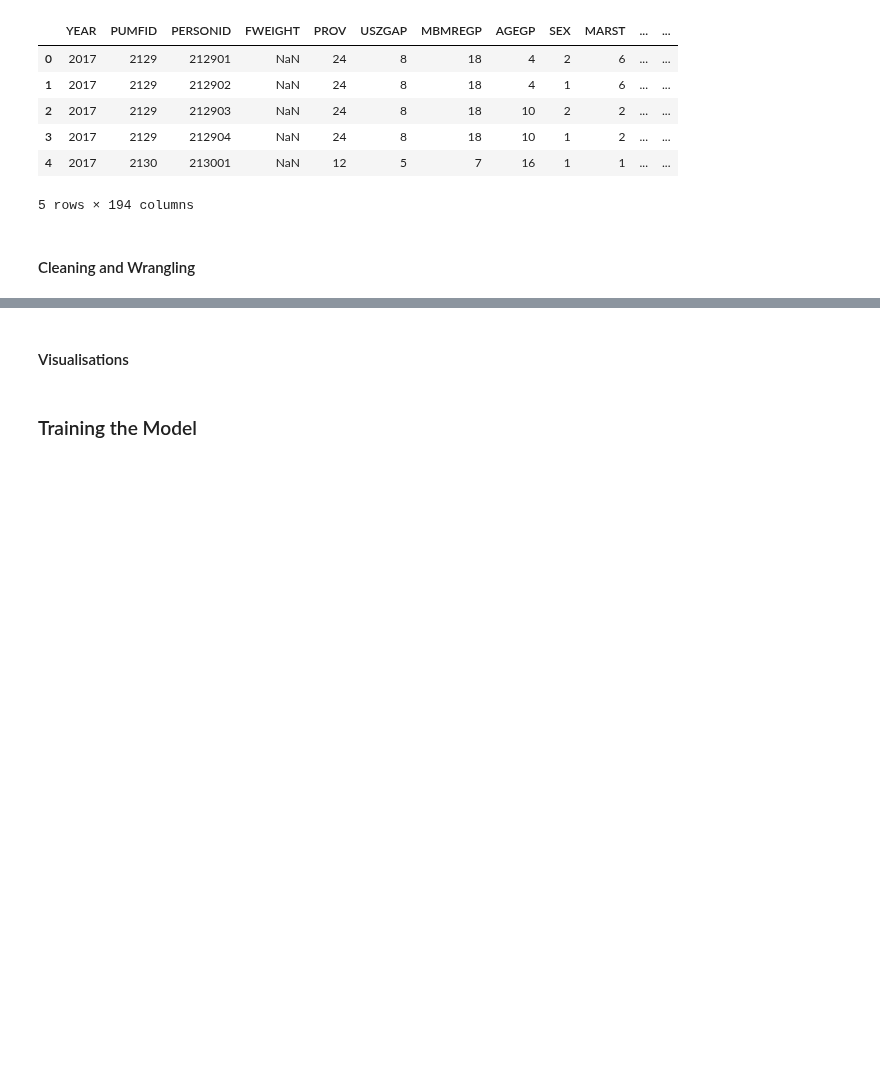
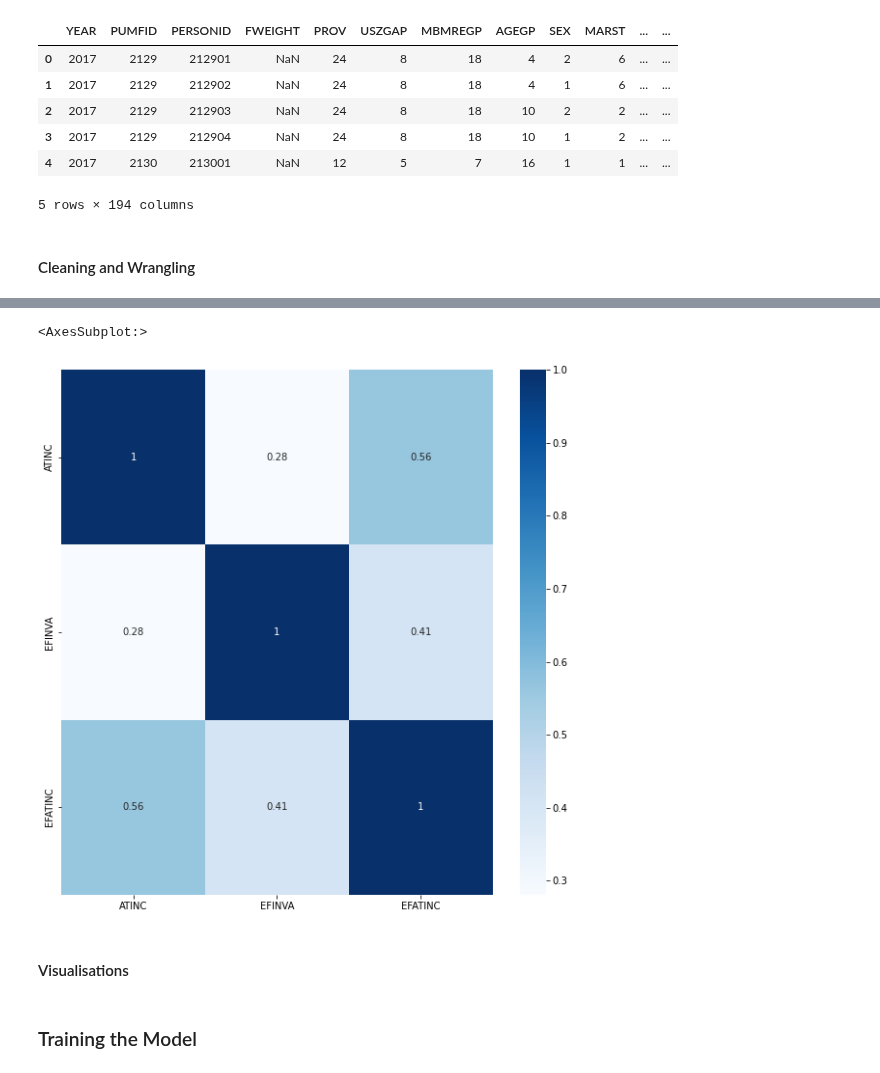
Before and after one commit to izk20/DSCI-310-Group-10, a Jupyter notebook: analysis.ipynb, the cells around one changed output, grey strips where cells are left out. Saved outputs shown, nothing was run; the diff lists cells and outputs as text; code cells hidden in the pictures; blank space fills up the shorter version.

```diff
--- a/analysis.ipynb
+++ b/analysis.ipynb
@@ -66,3 +150,10 @@ data.head()
+# %%
+plt.figure(figsize=(10,10))
+correlations = reduced_data.iloc[:,[1,3,5]].corr()
+sns.heatmap(correlations, cmap=plt.cm.Blues, annot=True)
+# %% [output]
+<AxesSubplot:>
+[figure, added]
 # %% [markdown]
 #### Visualisations
 # %% [markdown]
```
Also changed, not shown: parts of 13 cells of this notebook.
